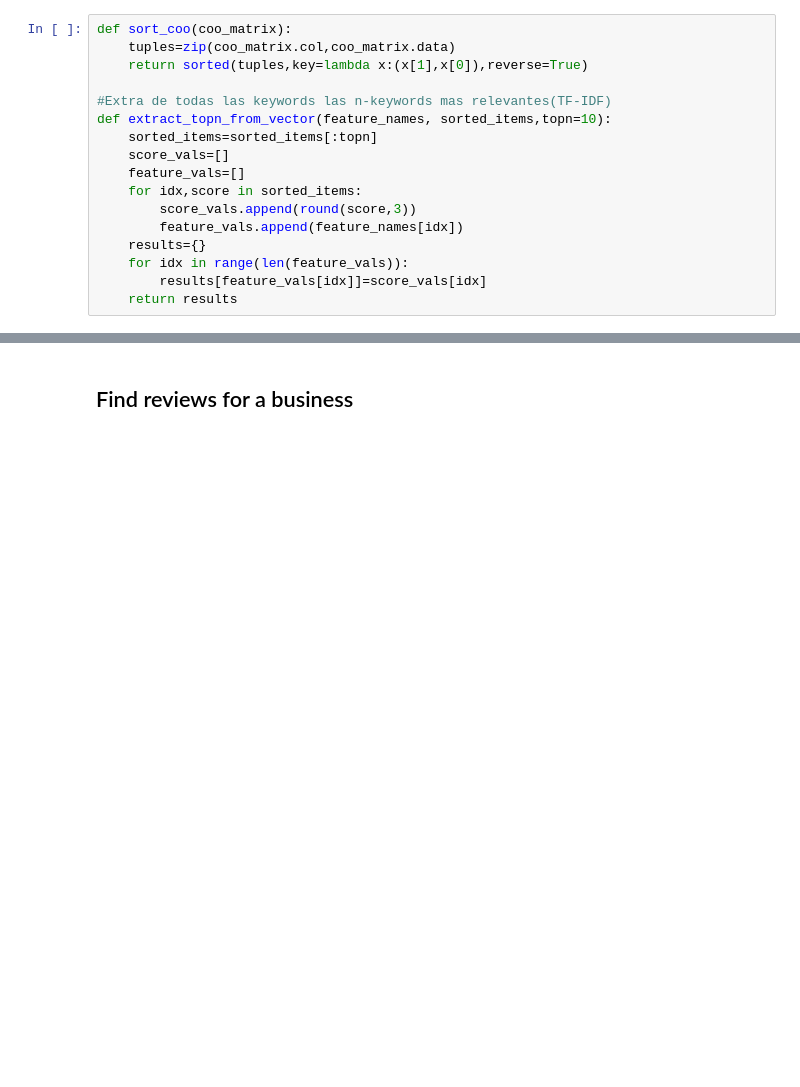
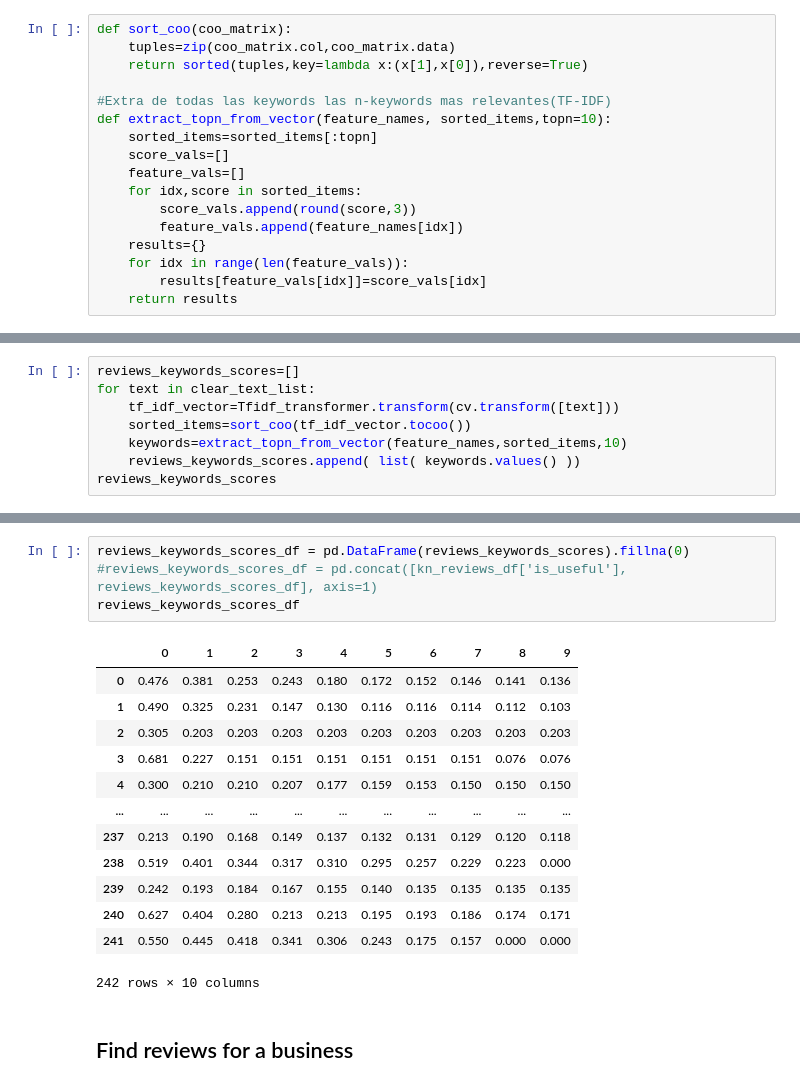
Before and after one commit to jjr2040/sr-taller2, a Jupyter notebook: preprocessing/ContentBasedFiltering.ipynb, the cells around one changed output, grey strips where cells are left out. Drawn from its saved outputs; the diff is of its cells as text; blank space fills up the shorter version.

```diff
--- a/preprocessing/ContentBasedFiltering.ipynb
+++ b/preprocessing/ContentBasedFiltering.ipynb
@@ -152,0 +153,8 @@ reviews_keywords[:5]
+# %%
+reviews_keywords_scores=[]
+for text in clear_text_list:
+    tf_idf_vector=Tfidf_transformer.transform(cv.transform([text]))
+    sorted_items=sort_coo(tf_idf_vector.tocoo())
+    keywords=extract_topn_from_vector(feature_names,sorted_items,10)
+    reviews_keywords_scores.append( list( keywords.values() ))
+reviews_keywords_scores
@@ -153,3 +236,21 @@ reviews_keywords[:5]
+# %%
+reviews_keywords_scores_df = pd.DataFrame(reviews_keywords_scores).fillna(0)
+#reviews_keywords_scores_df = pd.concat([kn_reviews_df['is_useful'], reviews_keywords_scores_df], axis=1)
+reviews_keywords_scores_df
+# %% [output]
+|  | 0 | 1 | 2 | 3 | 4 | 5 | 6 | 7 | 8 | 9 |
+| 0 | 0.476 | 0.381 | 0.253 | 0.243 | 0.180 | 0.172 | 0.152 | 0.146 | 0.141 | 0.136 |
+| 1 | 0.490 | 0.325 | 0.231 | 0.147 | 0.130 | 0.116 | 0.116 | 0.114 | 0.112 | 0.103 |
+| 2 | 0.305 | 0.203 | 0.203 | 0.203 | 0.203 | 0.203 | 0.203 | 0.203 | 0.203 | 0.203 |
+| 3 | 0.681 | 0.227 | 0.151 | 0.151 | 0.151 | 0.151 | 0.151 | 0.151 | 0.076 | 0.076 |
+| 4 | 0.300 | 0.210 | 0.210 | 0.207 | 0.177 | 0.159 | 0.153 | 0.150 | 0.150 | 0.150 |
+| ... | ... | ... | ... | ... | ... | ... | ... | ... | ... | ... |
+| 237 | 0.213 | 0.190 | 0.168 | 0.149 | 0.137 | 0.132 | 0.131 | 0.129 | 0.120 | 0.118 |
+| 238 | 0.519 | 0.401 | 0.344 | 0.317 | 0.310 | 0.295 | 0.257 | 0.229 | 0.223 | 0.000 |
+| 239 | 0.242 | 0.193 | 0.184 | 0.167 | 0.155 | 0.140 | 0.135 | 0.135 | 0.135 | 0.135 |
+| 240 | 0.627 | 0.404 | 0.280 | 0.213 | 0.213 | 0.195 | 0.193 | 0.186 | 0.174 | 0.171 |
+| 241 | 0.550 | 0.445 | 0.418 | 0.341 | 0.306 | 0.243 | 0.175 | 0.157 | 0.000 | 0.000 |
+242 rows × 10 columns
 # %% [markdown]
 ## Find reviews for a business
 # %%
```
Also changed, not shown: parts of 14 cells of this notebook, 1 other file.
